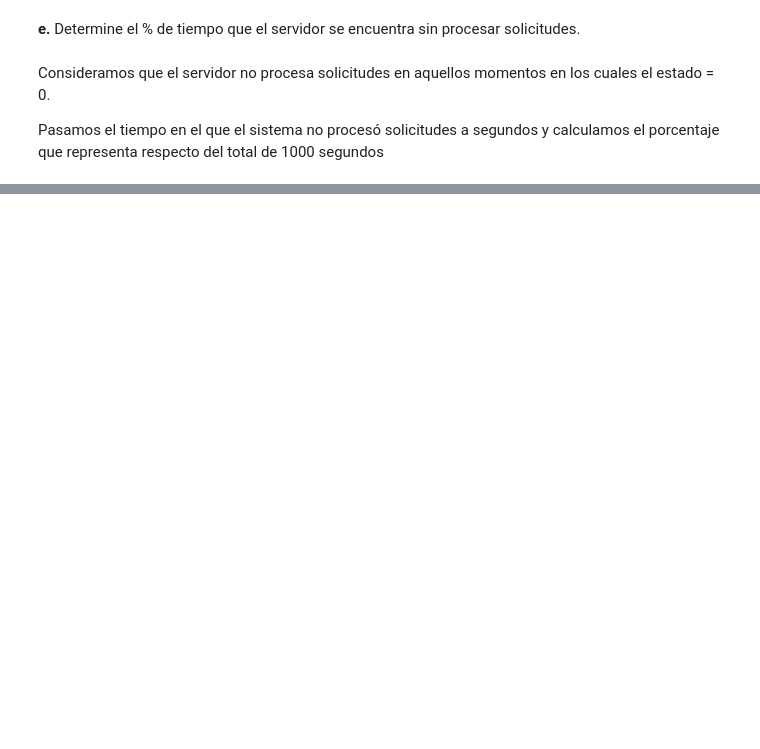
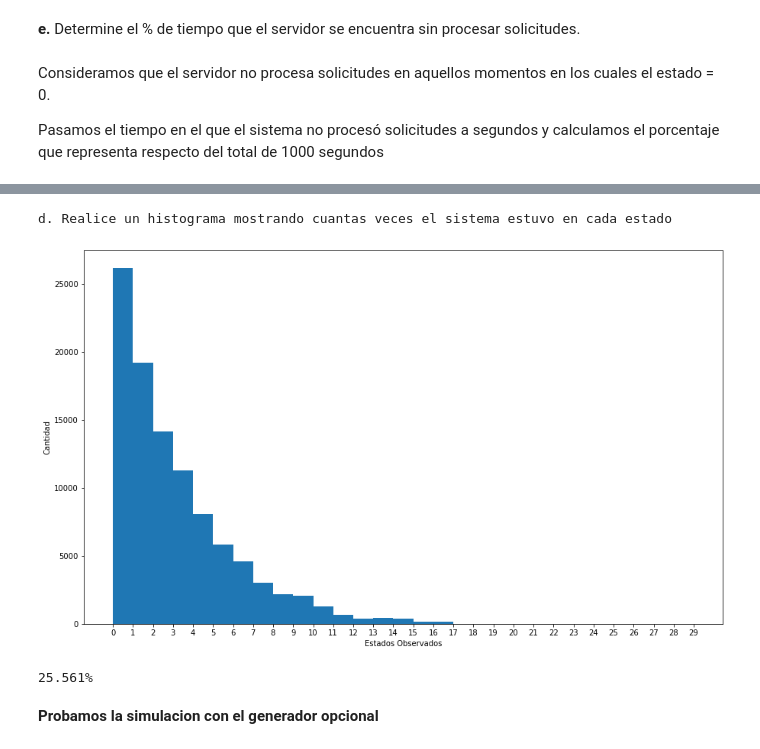
Before and after one commit to AldoRastrelli/Simulacion-FIUBA, a Jupyter notebook: TP2.ipynb, the cells around one changed output, grey strips where cells are left out. Cells and saved outputs as stored; diff of their text form; code cells hidden in the pictures; blank space fills up the shorter version.

```diff
--- a/TP2.ipynb
+++ b/TP2.ipynb
@@ -732,0 +749,17 @@ print(str(((tiempo_sin_solicitudes / 1000) * 100) / 1000) + "%")
+# %%
+print("d. Realice un histograma mostrando cuantas veces el sistema estuvo en cada estado")
+plt.figure(figsize=(15,9))
+plt.hist(cant_solicitudes_x_fraccion,bins=range(0, 30, 1))
+plt.xlabel('Estados Observados')
+plt.ylabel('Cantidad')
+plt.xticks(np.arange(0, 30, step=1))
+plt.savefig('histograma_estados_xorshift.jpg', dpi=300, bbox_inches='tight')
+# %% [output]
+d. Realice un histograma mostrando cuantas veces el sistema estuvo en cada estado
+[figure, added]
+# %%
+print(str(((tiempo_sin_solicitudes / 1000) * 100) / 1000) + "%")
+# %% [output]
+25.561%
+# %% [markdown]
+__Probamos la simulacion con el generador opcional__
```
Also changed, not shown: parts of 14 cells of this notebook.
